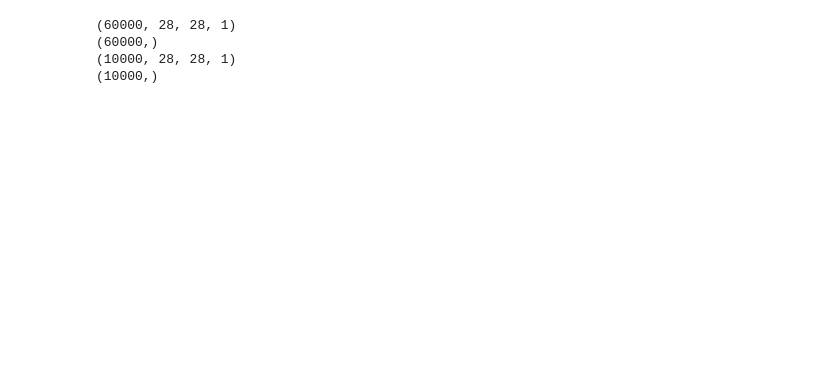
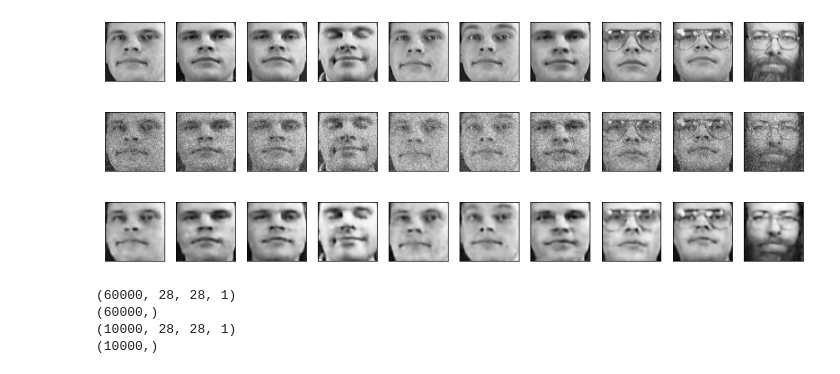
Before and after one commit to opentrainingcamp/CSC645, a Jupyter notebook: Autoencoder.ipynb, the cells around one changed output. Saved outputs shown, nothing was run; the diff lists cells and outputs as text; code cells hidden in the pictures; blank space fills up the shorter version.

```diff
--- a/Autoencoder.ipynb
+++ b/Autoencoder.ipynb
@@ -11,0 +82,30 @@ from tensorflow.keras import layers
+# %%
+p=autoencoder.predict(imgs_test_noisy)
+n = 10
+plt.figure(figsize=(15, 2))
+for i in range(1, n + 1):
+    ax = plt.subplot(1, n, i)
+    plt.imshow(imgs_test[i].reshape(64,64))
+    plt.gray()
+    ax.get_xaxis().set_visible(False)
+    ax.get_yaxis().set_visible(False)
+plt.show()
+n = 10
+plt.figure(figsize=(15, 2))
+for i in range(1, n + 1):
+    ax = plt.subplot(1, n, i)
+    plt.imshow(imgs_test_noisy[i].reshape(64,64))
+    plt.gray()
+    ax.get_xaxis().set_visible(False)
+    ax.get_yaxis().set_visible(False)
+plt.show()
+n = 10
+plt.figure(figsize=(15, 2))
+for i in range(1, n + 1):
+    ax = plt.subplot(1, n, i)
+    plt.imshow(p[i].reshape(64,64))
+    plt.gray()
+    ax.get_xaxis().set_visible(False)
+    ax.get_yaxis().set_visible(False)
+plt.show()
+# %% [output]
@@ -12,3 +113,6 @@ from tensorflow.keras import layers
+[figure, added]
+[figure, added]
+[figure, added]
 # %%
 (x_train,y_train),(x_test,y_test)=keras.datasets.mnist.load_data()
 x_train = x_train.astype('float32') / 255.
```
Also changed, not shown: parts of 10 cells of this notebook.
